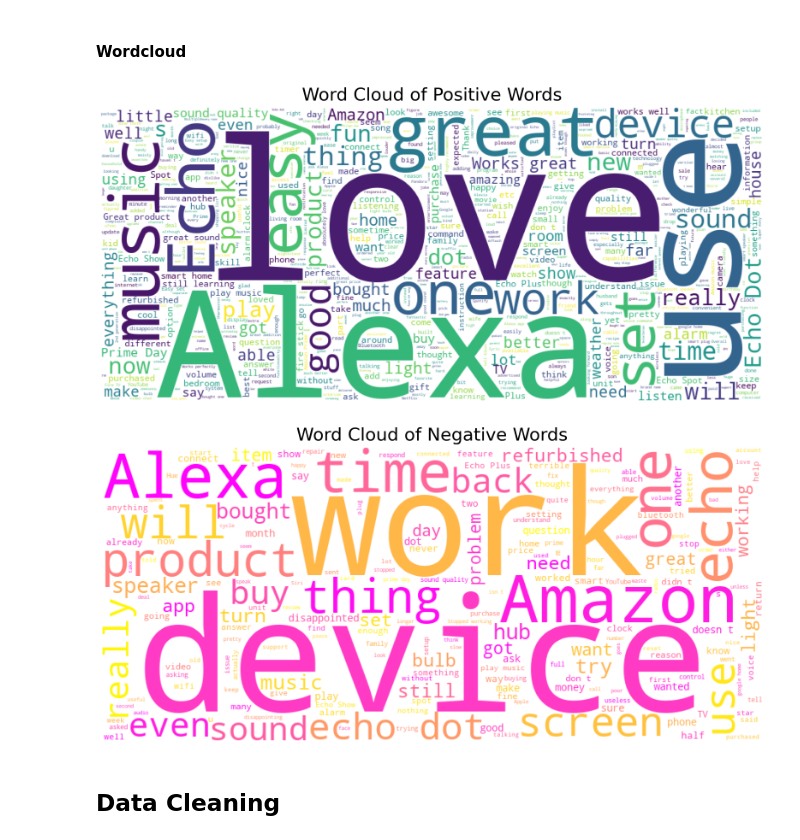
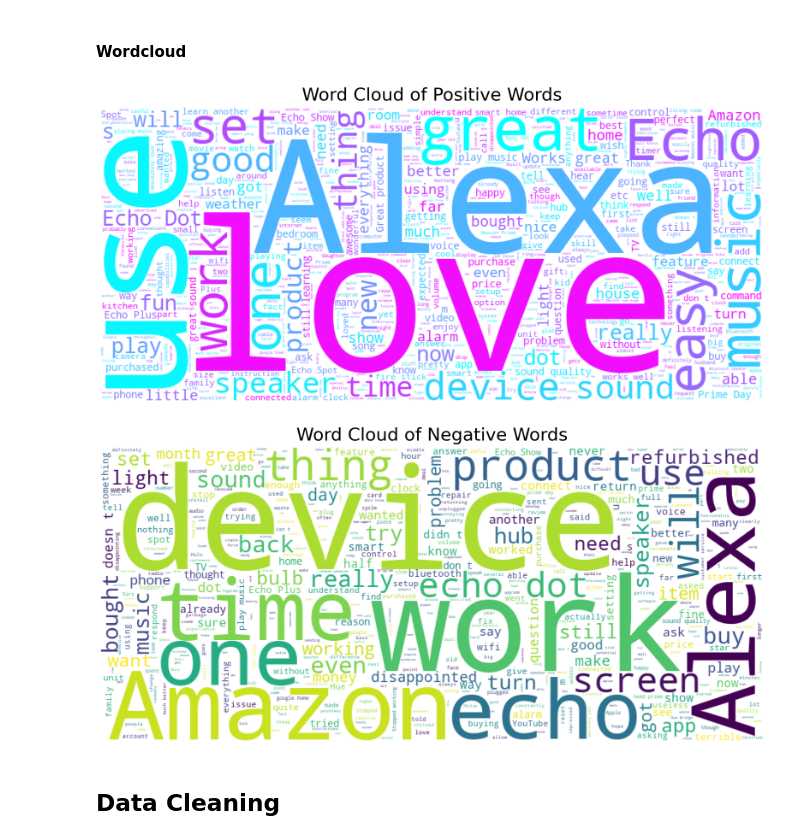
Before and after one commit to Lughaidh-w/Sentiment-Analysis-of-Alexa-Reviews, a Jupyter notebook: notebooks/preparation_and_sentiment_analysis.ipynb, the cells around one changed output. Drawn from its saved outputs; the diff is of its cells as text; code cells hidden in the pictures.

Commit message:
word cloud updated

```diff
--- a/notebooks/preparation_and_sentiment_analysis.ipynb
+++ b/notebooks/preparation_and_sentiment_analysis.ipynb
@@ -151,27 +151,41 @@ neg_words = " ".join(map(str, df_neg_lst))
 # %%
 wordcloud = WordCloud(
     width=900,
     height=400,
     background_color="white",
     max_words=2000,
-    colormap="viridis",
+    # colormap="cubehelix",
+    colormap=sns.color_palette("cool_r", as_cmap=True),
     #collocations=False,
     contour_width=3,
     contour_color='steelblue',
 
 )
 
 
 
 plt.figure(figsize=(20,20))
 plt.imshow(wordcloud.generate(pos_words))
 
 plt.title("Word Cloud of Positive Words", fontsize=30, y =1.01)
 plt.axis("off")
 plt.show()
 # %% [output]
-[figure, old version]
+[figure, new version]
 # %%
+wordcloud = WordCloud(
+    width=900,
+    height=400,
+    background_color="white",
+    max_words=2000,
+    colormap="viridis",
+    #collocations=False,
+    contour_width=3,
+    contour_color='steelblue',
+
+)
+
+
 plt.figure(figsize=(20,20))
 plt.imshow(wordcloud.generate(neg_words))
 
@@ -179,7 +193,7 @@ plt.title("Word Cloud of Negative Words", fontsize=30, y =1.01)
 plt.axis("off")
 plt.show()
 # %% [output]
-[figure, old version]
+[figure, new version]
 # %% [markdown]
 ## Data Cleaning
 # %%
```
